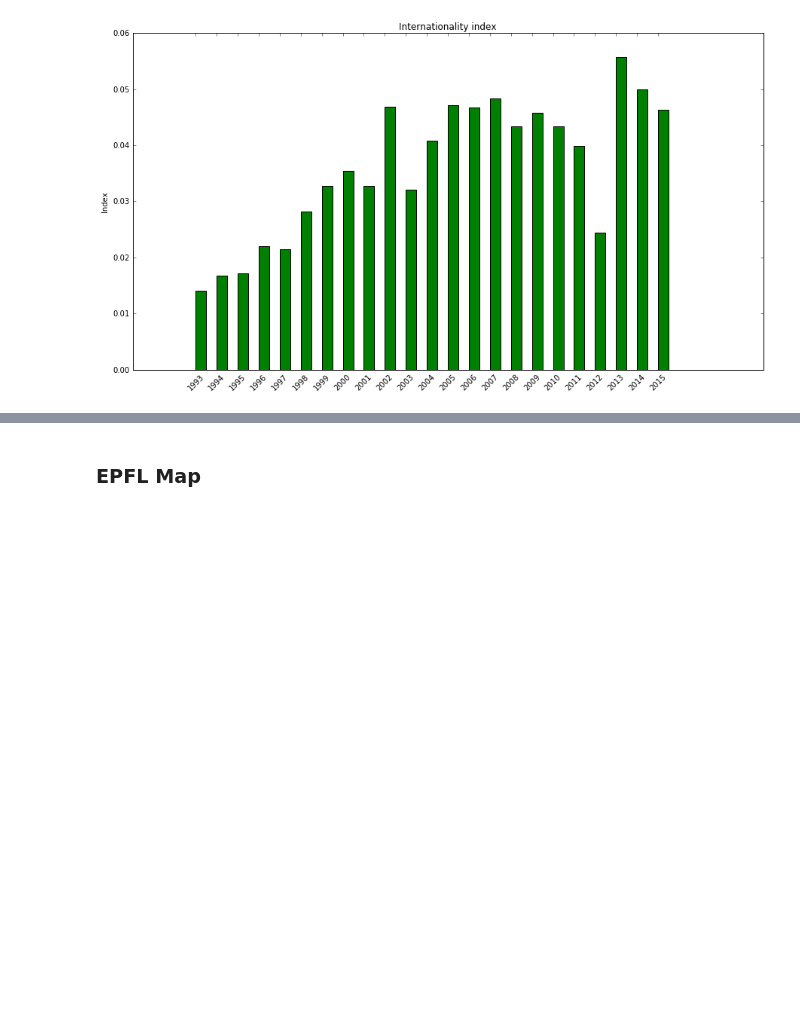
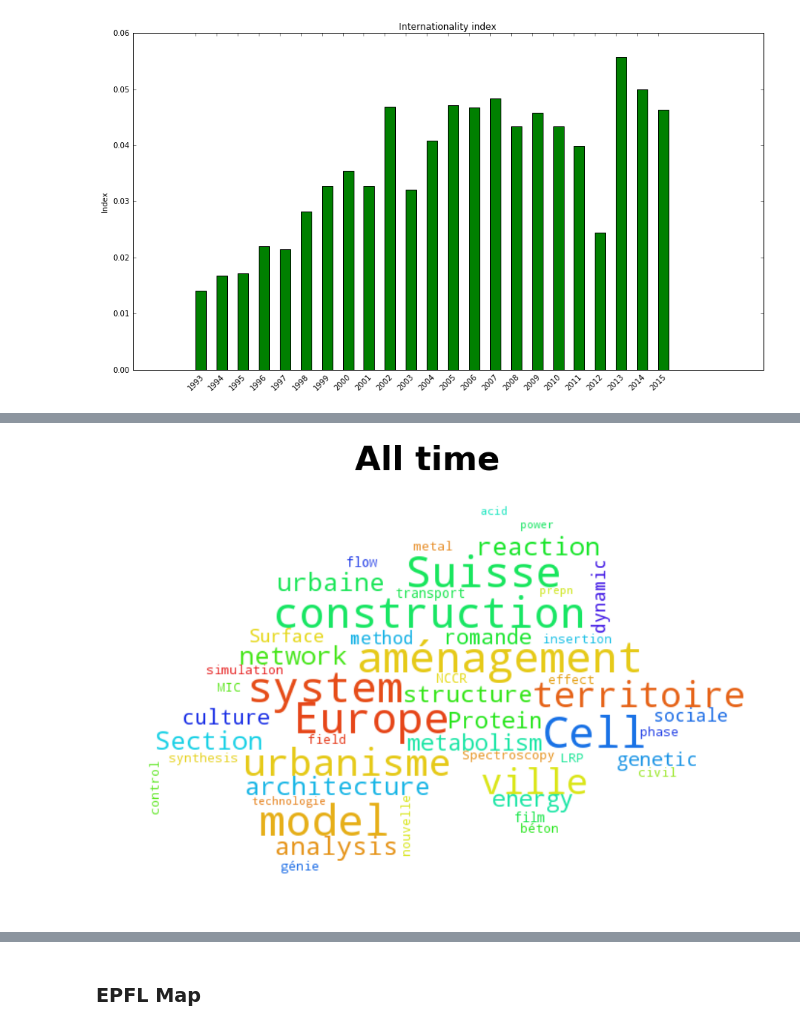
Before and after one commit to CriMenghini/modERN, a Jupyter notebook: BuildGraph_Analysis.ipynb, the cells around one changed output, grey strips where cells are left out. Saved outputs shown, nothing was run; the diff lists cells and outputs as text; code cells hidden in the pictures; blank space fills up the shorter version.

```diff
--- a/BuildGraph_Analysis.ipynb
+++ b/BuildGraph_Analysis.ipynb
@@ -580,0 +677,25 @@ lab = pickle.load(open('author_lab.p', 'rb'))
+# %%
+def concat_words(keywords):
+    text = ' '.join([i for i in keywords])
+    words = text.split(' ')
+    return ' '.join([word for word in words if len(word) > 2])
+
+switzerland_mask = imread('Images/switzerland_mask.png')
+black_circle = imread('Images/black_circle.png')
+# %%
+# Get keywords from papers pubished between 1960 and 2017
+keywords_all_time = wordclouds.get_keywords_by_years(data, 1960, 2017)
+keywords_all_time = concat_words(keywords_all_time)
+# %%
+# Generate the word cloud
+wordcloud = WordCloud(background_color="white", mask=switzerland_mask, max_font_size=45, random_state=42, max_words=50, width=3200, height=1800)
+wordcloud.generate(keywords_all_time)
+
+# Display the generated cloud
+plt.figure(figsize=(20,10)).suptitle("All time", fontsize=45, fontweight='bold')
+plt.imshow(wordcloud, cmap=plt.cm.gray)
+plt.axis("off")
+plt.savefig('Images/All_time.png', format="PNG", dpi=300)
+plt.show()
+# %% [output]
+[figure, added]
```
Also changed, not shown: parts of 30 cells of this notebook, 2 other files.
